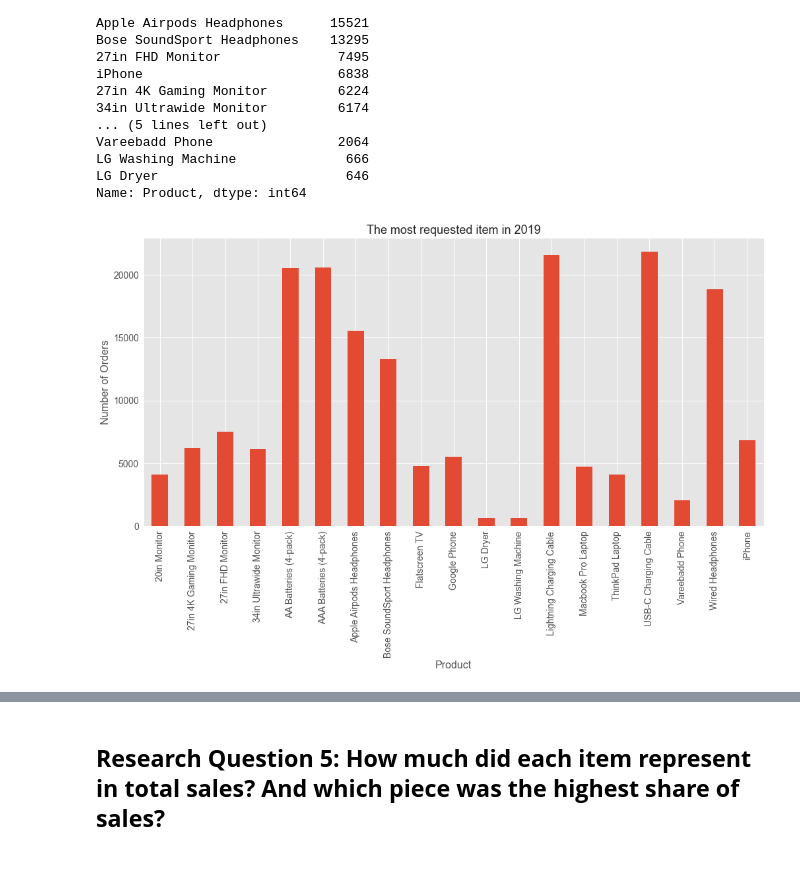
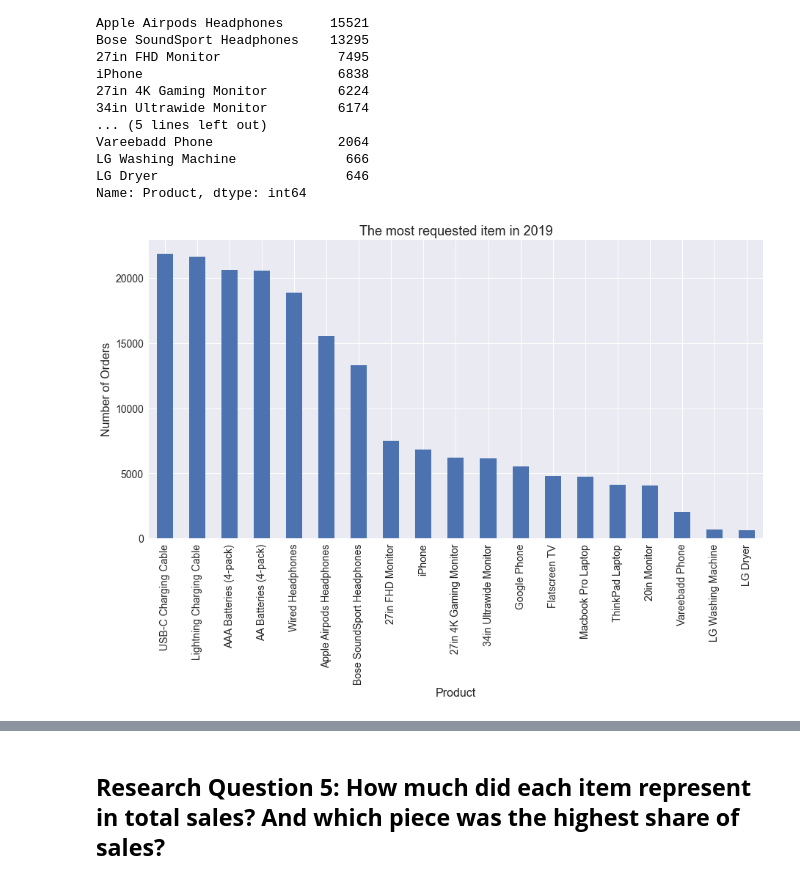
Before and after one commit to trezeguet74/online_store_EDA, a Jupyter notebook: online_store_eda.ipynb, the cells around one changed output, grey strips where cells are left out. Cells and saved outputs as stored; diff of their text form; code cells hidden in the pictures.

```diff
--- a/online_store_eda.ipynb
+++ b/online_store_eda.ipynb
@@ -507,6 +515,7 @@ df_clean.describe()
 # %% [markdown]
 ## **Setting some parameters for a better data visualization**
 # %%
+plt.style.use(['seaborn'])
 SMALL_SIZE = 14
 MEDIUM_SIZE = 16
 BIGGER_SIZE = 18
@@ -516,7 +525,7 @@ plt.rc('axes', labelsize=MEDIUM_SIZE)    # fontsize of the x and y labels
 plt.rc('xtick', labelsize=SMALL_SIZE)    # fontsize of the tick labels
 plt.rc('ytick', labelsize=SMALL_SIZE)    # fontsize of the tick labels
 plt.rc('legend', fontsize=SMALL_SIZE)    # legend fontsize
-plt.rc('figure', titlesize=BIGGER_SIZE,figsize=(15,7.5))  # fontsize of the figure title and figure size
+plt.rc('figure', titlesize=BIGGER_SIZE,figsize=(15,10))  # fontsize of the figure title and figure size
 # %% [markdown]
 ## **Research Question 0: How many orders are made in 2019?**
 # %%
@@ -587,9 +603,9 @@ LG Washing Machine              666
 LG Dryer                        646
 Name: Product, dtype: int64
 # %%
-df_clean.groupby('Product')['Product'].count().plot(kind='bar',figsize=(15,7.5))
+df_clean.groupby('Product')['Product'].count().nlargest(20).plot(kind='bar',figsize=(15,7.5))
 plt.title('The most requested item in 2019')
 plt.ylabel('Number of Orders')
 plt.show()
 # %% [output]
-[figure, old version]
+[figure, new version]
```
Also changed, not shown: parts of 25 cells of this notebook.
